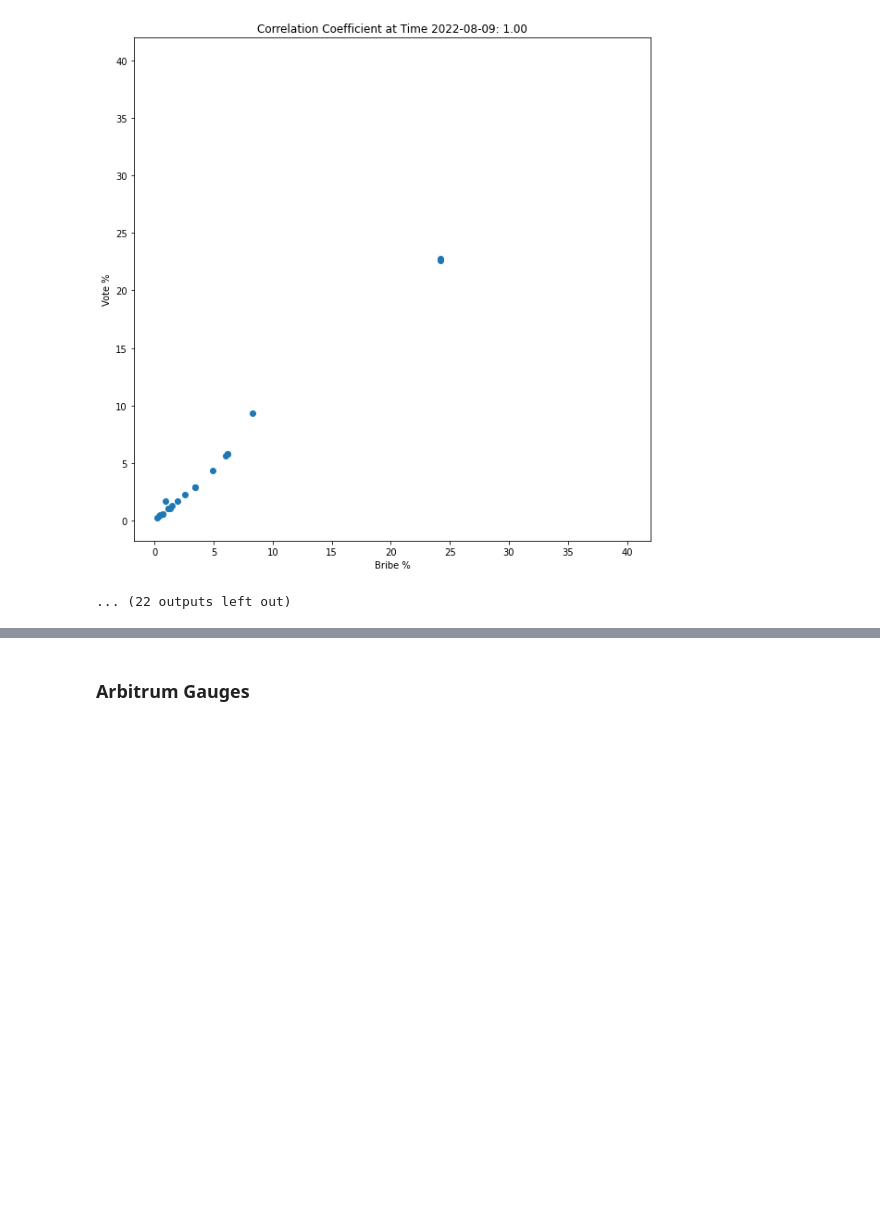
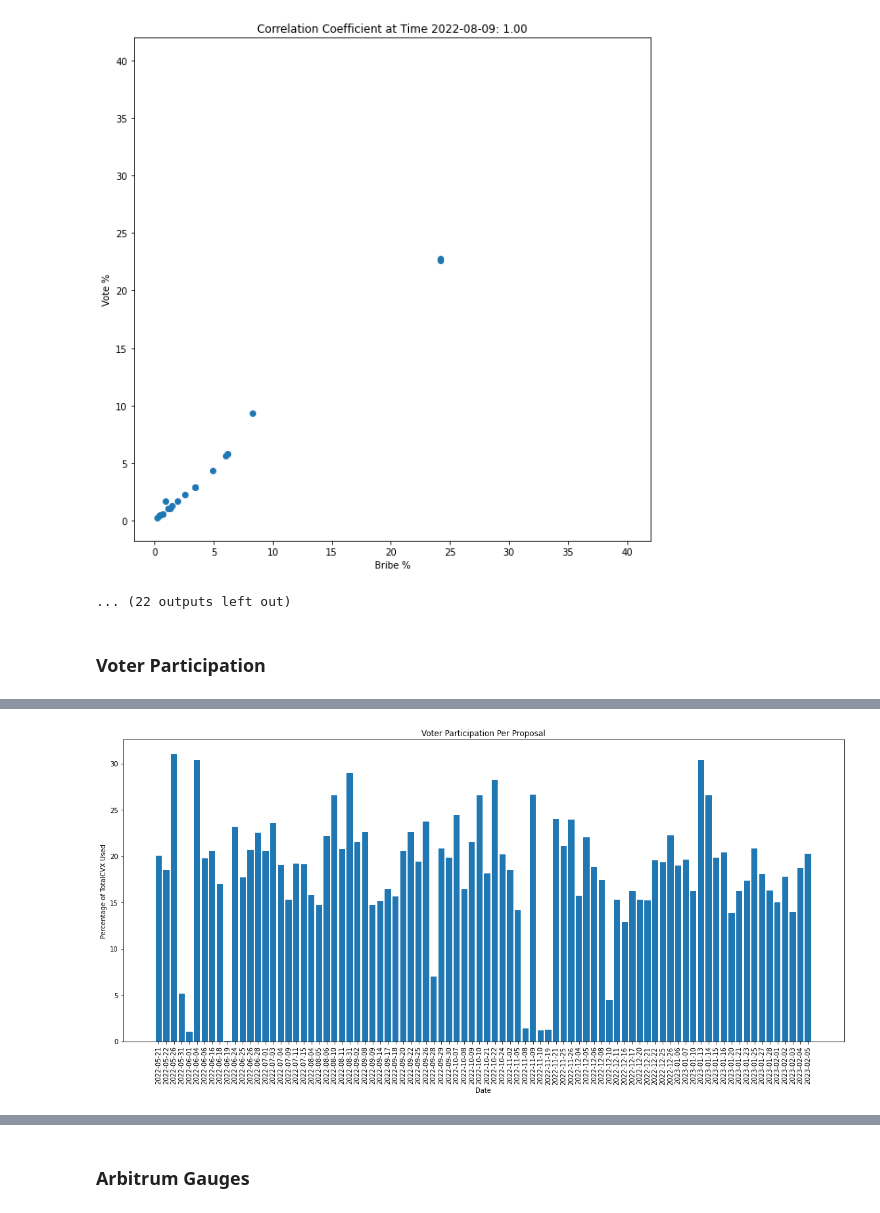
Before and after one commit to DoominEth/Web3DataSandbox, a Jupyter notebook: Untitled.ipynb, the cells around one changed output, grey strips where cells are left out. Saved outputs shown, nothing was run; the diff lists cells and outputs as text; code cells hidden in the pictures; blank space fills up the shorter version.

Commit message:
Voter Participation

```diff
--- a/Untitled.ipynb
+++ b/Untitled.ipynb
@@ -152,3 +132,10 @@ gaugeMap.drawAllGaugeProposalCorolation(gaugeMap.allMappingData, True)
 [figure]
 [figure]
 ... (22 outputs left out)
+# %% [markdown]
+### Voter Participation
+# %%
+cvxLocked = dune.create_DF(1184899)
+# %%
+curveProposalData = gaugeMap.voterParticipationNonGauge('cvx.eth',cvxLocked)
+# %% [output]
@@ -154,0 +144 @@ gaugeMap.drawAllGaugeProposalCorolation(gaugeMap.allMappingData, True)
+[figure, added]
```
Also changed, not shown: parts of 6 cells of this notebook, 1 other file.
